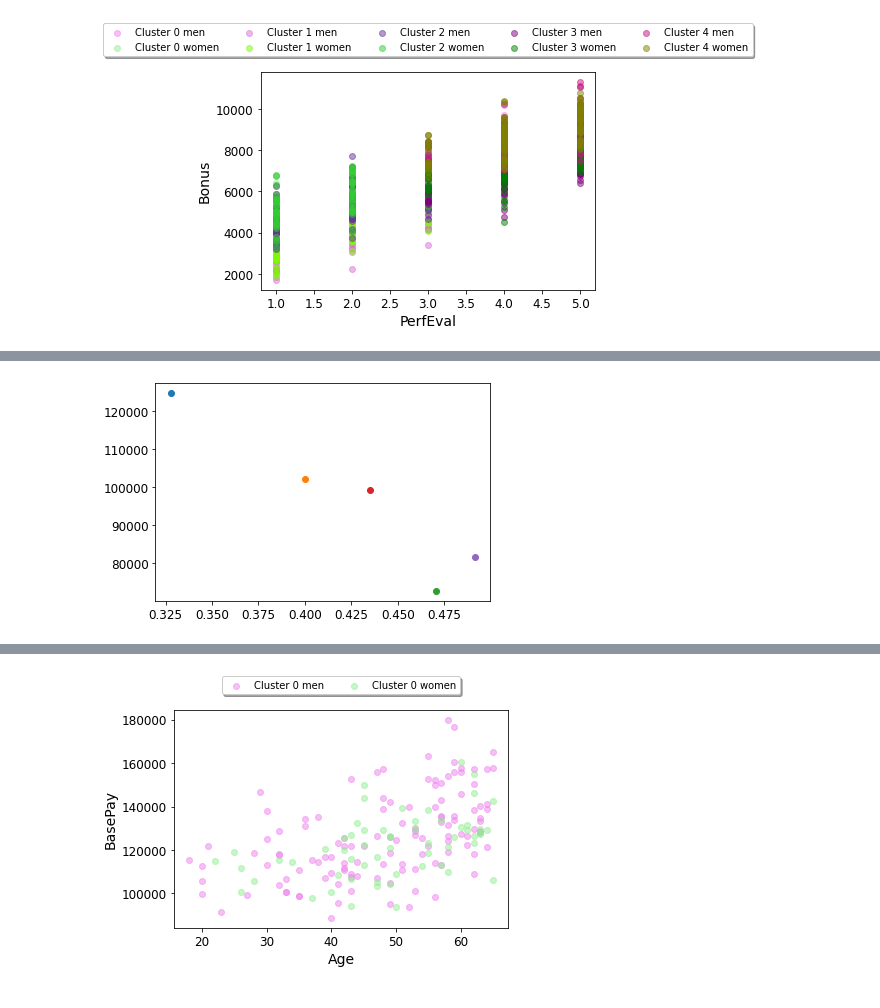
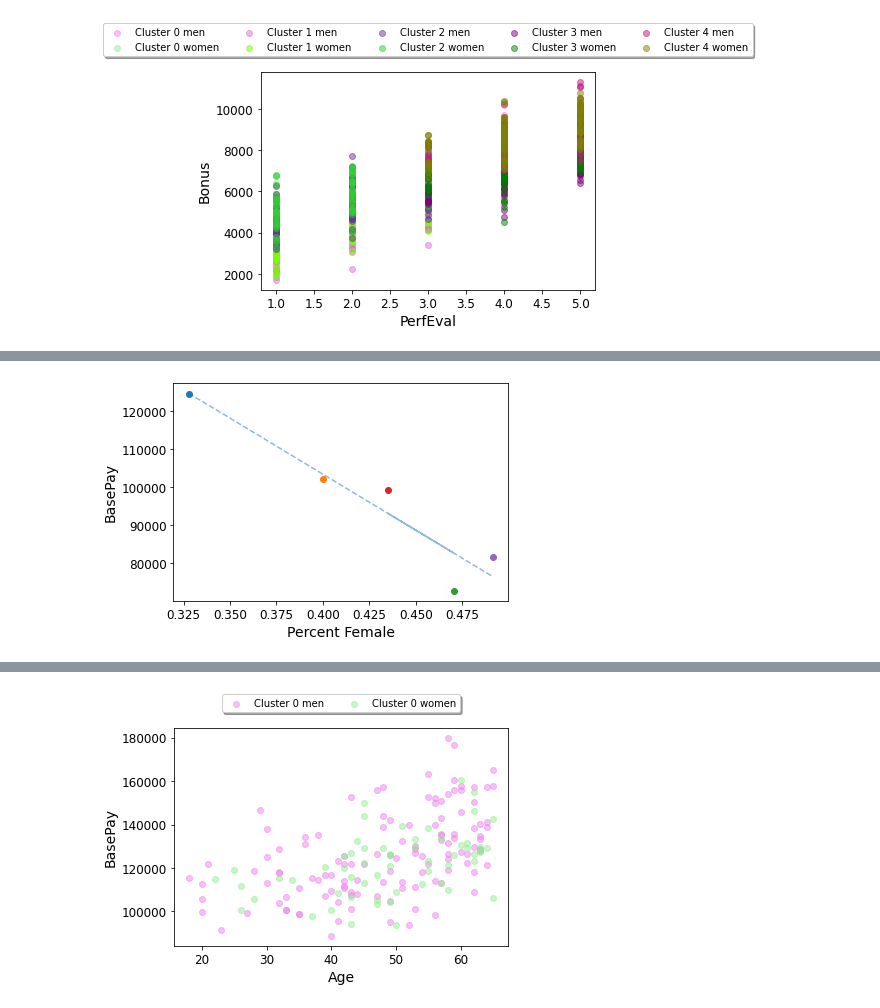
Before and after one commit to parulgo7/GHH22_EmployeeEmpowerment, a Jupyter notebook: GirlsHooCodeHackathonProject.ipynb, the cells around one changed output, grey strips where cells are left out. Saved outputs shown, nothing was run; the diff lists cells and outputs as text; code cells hidden in the pictures.

```diff
--- a/GirlsHooCodeHackathonProject.ipynb
+++ b/GirlsHooCodeHackathonProject.ipynb
@@ -433,11 +457,20 @@ graph_features("PerfEval", "Bonus")
 # %%
 def plot_cluster_gender_percentages(numerical_feature):
+  x_axis = []
+  y_axis = []
   for i in range(len(model.cluster_centers_)): # for each cluster that the model made
     amnt_female = cat_feature_stats[i]
     amnt_female = amnt_female.loc[1]["GenderPercentage"]
     num_feature = numeric_feature_stats[i]["Mean"][numerical_feature]
-    plt.scatter(amnt_female, num_feature)
+    x_axis.append(amnt_female)
+    y_axis.append(num_feature)
+    plt.scatter(amnt_female, num_feature, alpha=1)
+    plt.xlabel("Percent Female")
+    plt.ylabel(numerical_feature)
+  fit = np.polyfit(x_axis, y_axis, 1)
+  p = np.poly1d(fit)
+  plt.plot(x_axis, p(x_axis), "--", alpha = 0.5)
 
 plot_cluster_gender_percentages("BasePay")
 # %% [output]
-[figure, old version]
+[figure, new version]
```
Also changed, not shown: parts of 28 cells of this notebook.
